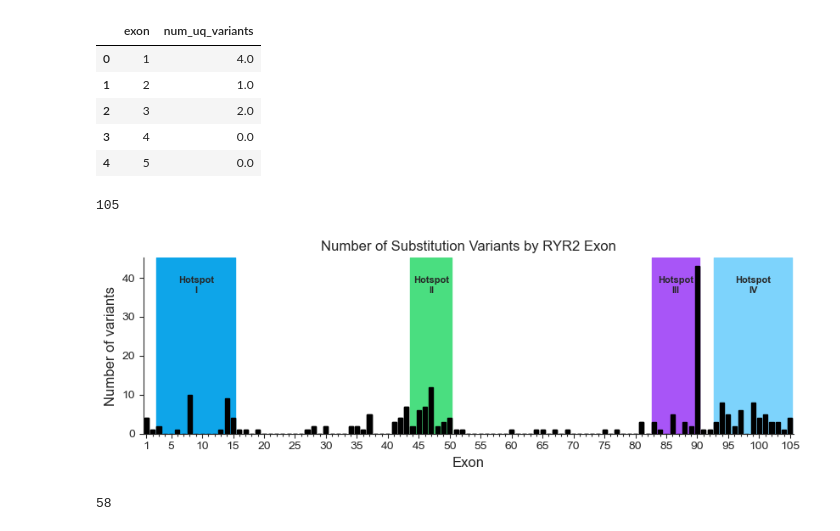
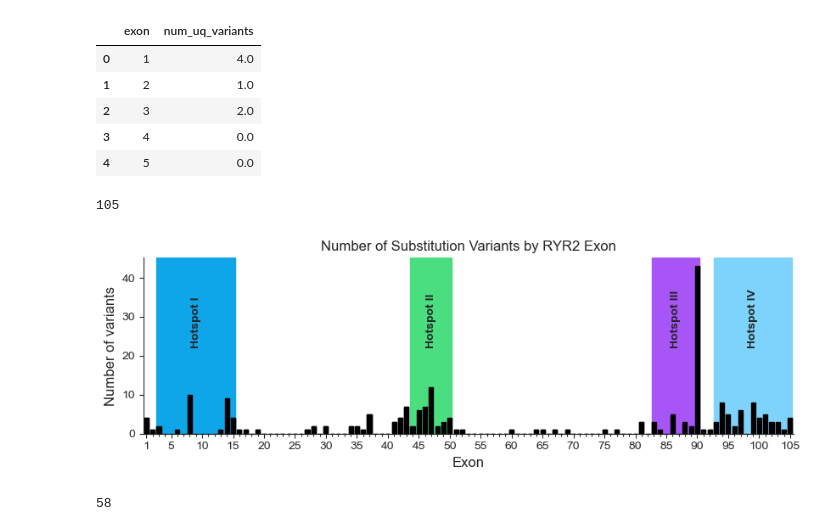
Before and after one commit to alexdaiii/cpvt_database_analysis, a Jupyter notebook: analysis/05_variant_counts.ipynb, the cells around one changed output. Cells and saved outputs as stored; diff of their text form; code cells hidden in the pictures.

Commit message:
plotting for v0.3.4

```diff
--- a/analysis/05_variant_counts.ipynb
+++ b/analysis/05_variant_counts.ipynb
@@ -210,10 +199,10 @@ variant_per_exon.head()
 # %%
 historical_exon_hotspots = {
     # https://color.adobe.com/ryr2-exon-hotspot-color-theme-7ec4acca-8f7f-4a8a-90c9-beca824664fe/
-    (3, 15): {"color": "#0EA5E9", "text": "Hotspot\nI"},
-    (44, 50): {"color": "#4ADE80", "text": "Hotspot\nII"},
-    (83, 90): {"color": "#A855F7", "text": "Hotspot\nIII"},
-    (93, 105): {"color": "#7DD3FC", "text": "Hotspot\nIV"},
+    (3, 15): {"color": "#0EA5E9", "text": "Hotspot I"},
+    (44, 50): {"color": "#4ADE80", "text": "Hotspot II"},
+    (83, 90): {"color": "#A855F7", "text": "Hotspot III"},
+    (93, 105): {"color": "#7DD3FC", "text": "Hotspot IV"},
 }
 # %%
 # how many variants within the historical exon hotspots
@@ -338,11 +327,12 @@ for (start, end), color in historical_exon_hotspots.items():
 
     ax.text(
         (start_pos) + (end_pos - start_pos) / 2,
-        ax.get_ylim()[1] * .8,
+        ax.get_ylim()[1] * .5,
         color["text"],
         horizontalalignment='center',
-        fontsize=8,
-        weight='bold'
+        fontsize=10,
+        weight='bold',
+        rotation=90,
     )
 
 # remake the ticks to only show every 5th tick (and 1st tick)
@@ -355,34 +345,34 @@ def x_major_tick(x_val: int):
             x_val == exon_histogram_df["exon"].max())
 
 
 ax.set_xticklabels([
     x if x_major_tick(x) else "" for x in
     range(1, exon_histogram_df["exon"].max() + 1)
 ])
 
 set_figure_size(
     figure_4.panels["panel_b"].xlabel,
     figure_4.panels["panel_b"].ylabel,
     figure_4.panels["panel_b"].title,
     # x_tick_rotation=90,
 )
 
 #print(ax.get_xticklines()[200].get_xdata())
 
 for tick in ax.get_xticklines():
     if not x_major_tick(tick.get_xdata()[0] + 1):
         tick.set_markersize(2)
 
 sns.despine()
 
 # plt.grid(True)
 
 save_current_plot("num_variants_per_exon_hist")
 
 plt.show()
 # %% [output]
 105
-[figure, old version]
+[figure, new version]
 # %%
 # print number of exons
 len(variant_per_exon)
```
Also changed, not shown: parts of 8 cells of this notebook, 9 other files.
